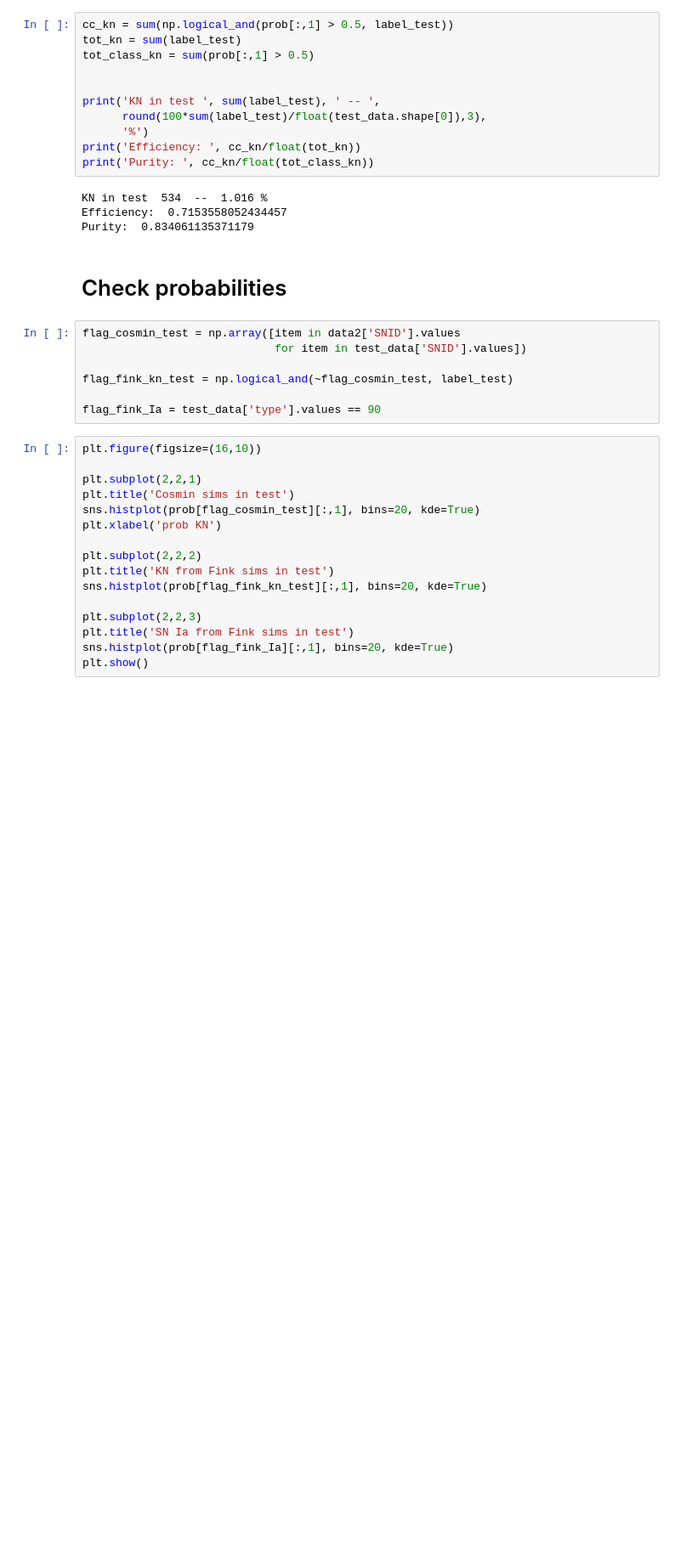
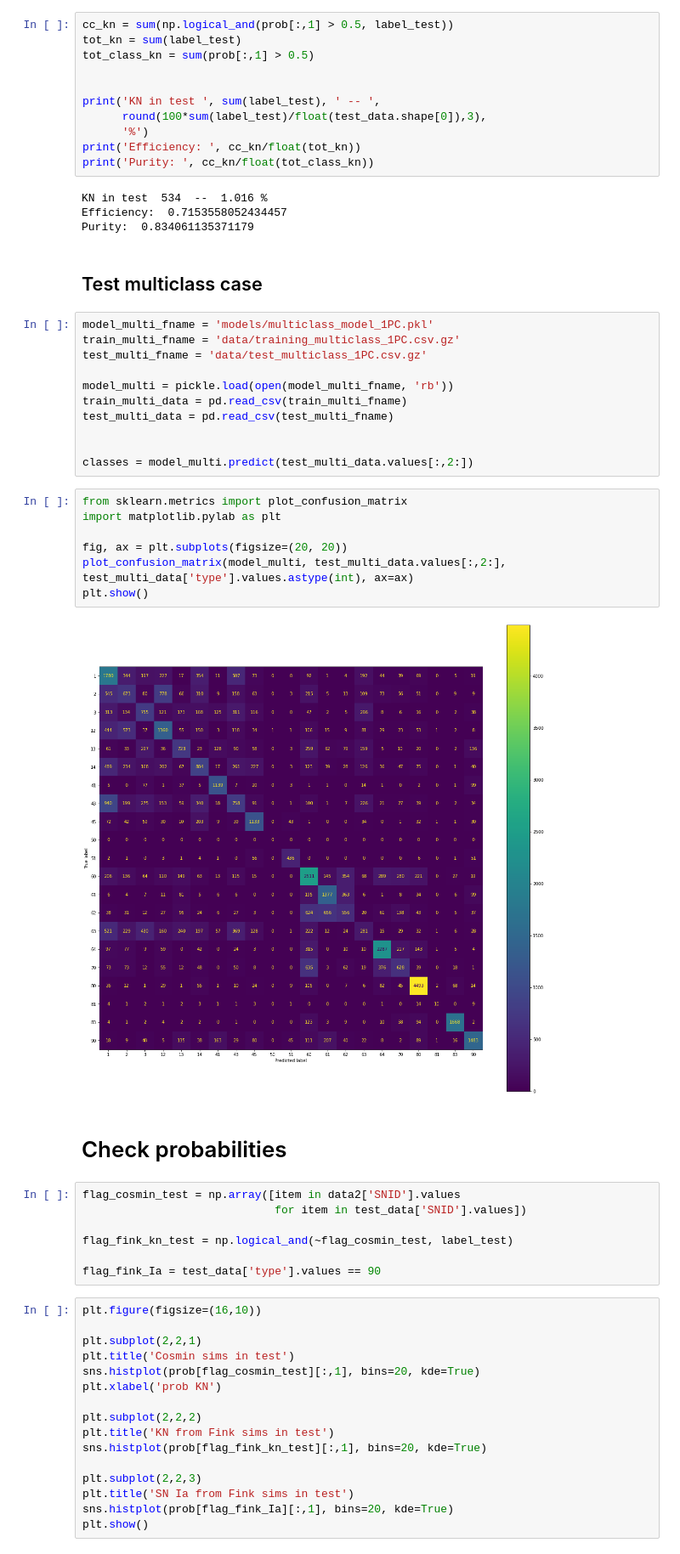
Before and after one commit to emilleishida/fink-kilonovae, a Jupyter notebook: check_outputs.ipynb, the cells around one changed output. Shown: that part at 85% size. Saved outputs shown, nothing was run; the diff lists cells and outputs as text; blank space fills up the shorter version.

Commit message:
add visualization for multiclass

```diff
--- a/check_outputs.ipynb
+++ b/check_outputs.ipynb
@@ -237,6 +257,28 @@ print('Purity: ', cc_kn/float(tot_class_kn))
 KN in test  534  --  1.016 %
 Efficiency:  0.7153558052434457
 Purity:  0.834061135371179
+# %% [markdown]
+## Test multiclass case
+# %%
+model_multi_fname = 'models/multiclass_model_1PC.pkl'
+train_multi_fname = 'data/training_multiclass_1PC.csv.gz'
+test_multi_fname = 'data/test_multiclass_1PC.csv.gz'
+
+model_multi = pickle.load(open(model_multi_fname, 'rb'))
+train_multi_data = pd.read_csv(train_multi_fname)
+test_multi_data = pd.read_csv(test_multi_fname)
+
+
+classes = model_multi.predict(test_multi_data.values[:,2:])
+# %%
+from sklearn.metrics import plot_confusion_matrix
+import matplotlib.pylab as plt
+
+fig, ax = plt.subplots(figsize=(20, 20))
+plot_confusion_matrix(model_multi, test_multi_data.values[:,2:], test_multi_data['type'].values.astype(int), ax=ax)
+plt.show()
+# %% [output]
+[figure, added]
 # %% [markdown]
 # Check probabilities
 # %%
```
Also changed, not shown: parts of 4 cells of this notebook.
